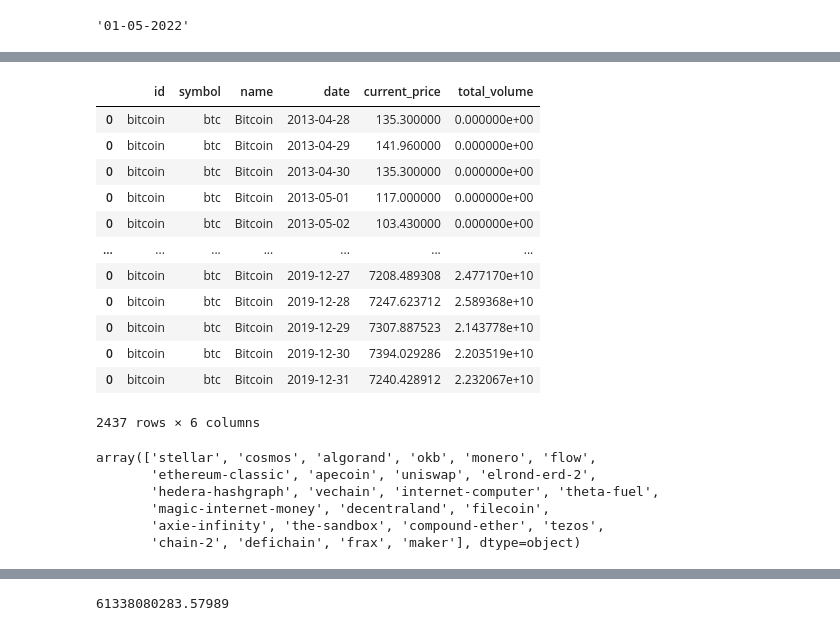
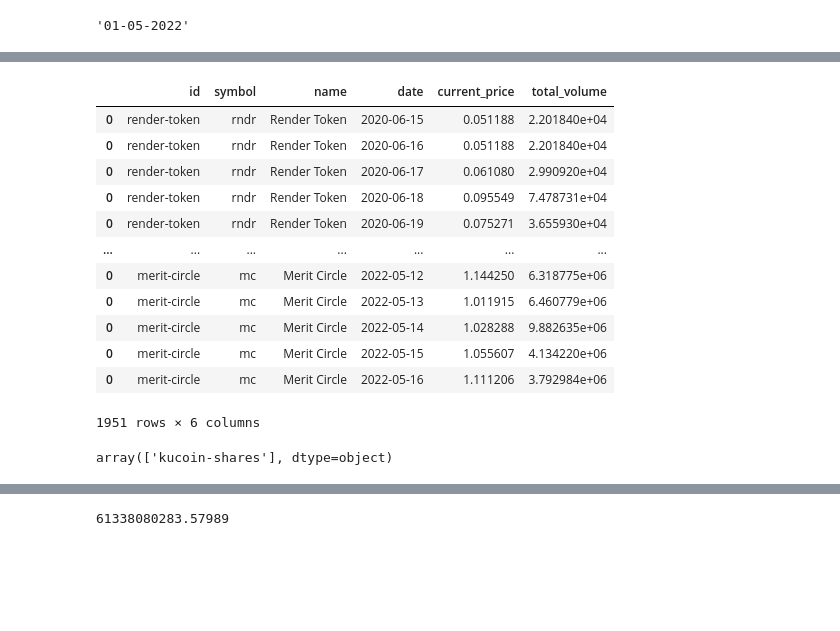
Before and after one commit to patriciagaruiz/Cryptocurrency, a Jupyter notebook: web-api.ipynb, the cells around one changed output, grey strips where cells are left out. Drawn from its saved outputs; the diff is of its cells as text; code cells hidden in the pictures; blank space fills up the shorter version.

```diff
--- a/web-api.ipynb
+++ b/web-api.ipynb
@@ -749,3 +749,5 @@ coins_markets_df['id'][0]
 date_list[0].strftime('%d-%m-%Y')
 # %% [output]
 '01-05-2022'
+# %%
+coins_aux = pd.read_csv(r'C:\Users\patri\Downloads\auxiliar_metaverse_top10.csv')
@@ -752,17 +768,13 @@ date_list[0].strftime('%d-%m-%Y')
 # %%
 import time
-moedas_ok = ['bitcoin', 'ethereum', 'tether', 'usd-coin', 'binancecoin',
-       'ripple', 'cardano', 'solana', 'binance-usd', 'polkadot',
-       'dogecoin', 'avalanche-2', 'wrapped-bitcoin', 'staked-ether',
-       'tron', 'shiba-inu', 'dai', 'crypto-com-chain', 'litecoin',
-       'matic-network', 'near', 'leo-token', 'ftx-token', 'bitcoin-cash',
-       'chainlink','stellar','cosmos','algorand','okb','monero']
-df12=pd.DataFrame()
-for index,row in coins_markets_df.iterrows():
-    time.sleep(1.3)
-    print(row['id'])
-    if row['id'] in ['pancakeswap-token','zcash','compound-usd-coin','huobi-token','bittorrent']:
-        print('Criptomoeda sendo processada:',row['id'])
+df14=pd.DataFrame()
+#for index,row in coins_markets_df.iterrows():
+for index,row in coins_aux.iterrows():
+    time.sleep(0.3)
+    print(row['id_coin'])
+#    if row['id'] in ['kucoin-shares']:
+    if row['id_coin'] in ['render-token','illuvium','radio-caca','mbox','vulcan-forged','merit-circle']:
+        print('Criptomoeda sendo processada:',row['id_coin'])
         for date in date_list:
 
             time.sleep(1.3)
@@ -770,16 +782,17 @@ for index,row in coins_markets_df.iterrows():
             try:
                 df={}
                 date_aux = date.strftime('%d-%m-%Y')
-                df['id']= row['id']
-                df['symbol']=row['symbol']
-                df['name']=row['name']
+                df['id']= row['id_coin']
+                df['symbol']=row['sigla_coin']
+                df['name']=row['name_coin']
                 df['date']=date
 
-                price = cg.get_coin_history_by_id(id=row['id'],date=date_aux)
+#                price = cg.get_coin_history_by_id(id=row['id'],date=date_aux)
+                price = cg.get_coin_history_by_id(id=row['id_coin'],date=date_aux)
                 df['current_price']= price['market_data']['current_price']['usd']
                 df['total_volume']=price['market_data']['total_volume']['usd']
                 df = pd.DataFrame(df, index=[0])
-                df12 = df12.append(df)
+                df14 = df14.append(df)
             except:
                 pass
 # %% [output]
@@ -803,25 +814,20 @@ Criptomoeda sendo processada: pancakeswap-token
-# %%
-dfbt
-# %% [output]
-|  | id | symbol | name | date | current_price | total_volume |
-| 0 | bitcoin | btc | Bitcoin | 2013-04-28 | 135.300000 | 0.000000e+00 |
-| 0 | bitcoin | btc | Bitcoin | 2013-04-29 | 141.960000 | 0.000000e+00 |
-| 0 | bitcoin | btc | Bitcoin | 2013-04-30 | 135.300000 | 0.000000e+00 |
-| 0 | bitcoin | btc | Bitcoin | 2013-05-01 | 117.000000 | 0.000000e+00 |
-| 0 | bitcoin | btc | Bitcoin | 2013-05-02 | 103.430000 | 0.000000e+00 |
-| ... | ... | ... | ... | ... | ... | ... |
-| 0 | bitcoin | btc | Bitcoin | 2019-12-27 | 7208.489308 | 2.477170e+10 |
-| 0 | bitcoin | btc | Bitcoin | 2019-12-28 | 7247.623712 | 2.589368e+10 |
-| 0 | bitcoin | btc | Bitcoin | 2019-12-29 | 7307.887523 | 2.143778e+10 |
-| 0 | bitcoin | btc | Bitcoin | 2019-12-30 | 7394.029286 | 2.203519e+10 |
-| 0 | bitcoin | btc | Bitcoin | 2019-12-31 | 7240.428912 | 2.232067e+10 |
-2437 rows × 6 columns
+# %%
+df14
+# %% [output]
+|  | id | symbol | name | date | current_price | total_volume |
+| 0 | render-token | rndr | Render Token | 2020-06-15 | 0.051188 | 2.201840e+04 |
+| 0 | render-token | rndr | Render Token | 2020-06-16 | 0.051188 | 2.201840e+04 |
+| 0 | render-token | rndr | Render Token | 2020-06-17 | 0.061080 | 2.990920e+04 |
+| 0 | render-token | rndr | Render Token | 2020-06-18 | 0.095549 | 7.478731e+04 |
+| 0 | render-token | rndr | Render Token | 2020-06-19 | 0.075271 | 3.655930e+04 |
+| ... | ... | ... | ... | ... | ... | ... |
+| 0 | merit-circle | mc | Merit Circle | 2022-05-12 | 1.144250 | 6.318775e+06 |
+| 0 | merit-circle | mc | Merit Circle | 2022-05-13 | 1.011915 | 6.460779e+06 |
+| 0 | merit-circle | mc | Merit Circle | 2022-05-14 | 1.028288 | 9.882635e+06 |
+| 0 | merit-circle | mc | Merit Circle | 2022-05-15 | 1.055607 | 4.134220e+06 |
+| 0 | merit-circle | mc | Merit Circle | 2022-05-16 | 1.111206 | 3.792984e+06 |
+1951 rows × 6 columns
 # %%
-df5['id'].unique()
+dfkucoin['id'].unique()
 # %% [output]
-array(['stellar', 'cosmos', 'algorand', 'okb', 'monero', 'flow',
-       'ethereum-classic', 'apecoin', 'uniswap', 'elrond-erd-2',
-       'hedera-hashgraph', 'vechain', 'internet-computer', 'theta-fuel',
-       'magic-internet-money', 'decentraland', 'filecoin',
-       'axie-infinity', 'the-sandbox', 'compound-ether', 'tezos',
-       'chain-2', 'defichain', 'frax', 'maker'], dtype=object)
+array(['kucoin-shares'], dtype=object)
```
Also changed, not shown: parts of 8 cells of this notebook.
